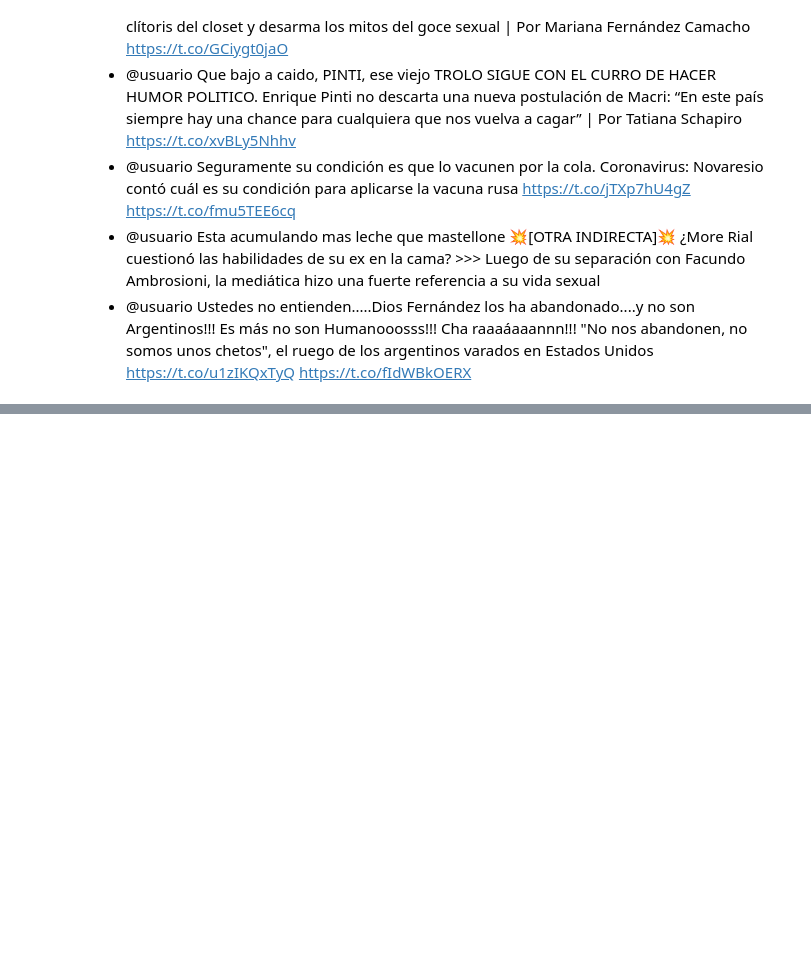
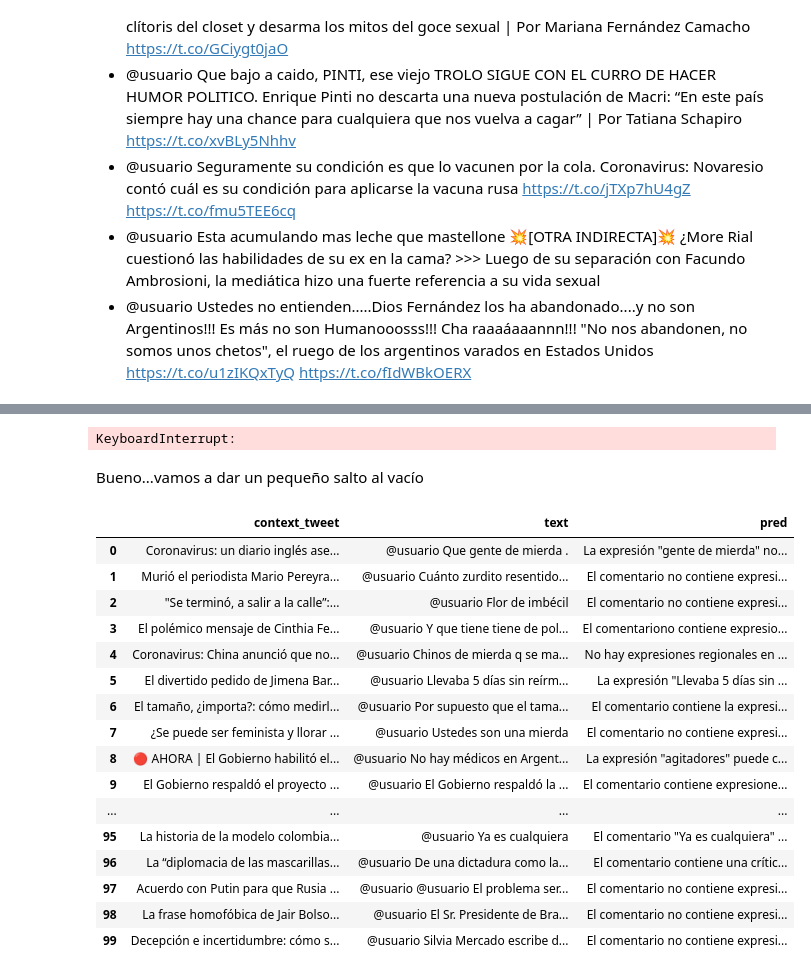
Before and after one commit to finiteautomata/rioplatense_hate_speech, a Jupyter notebook: notebooks/ChatGPT detect-regionalisms.ipynb, the cells around one changed output, grey strips where cells are left out. Cells and saved outputs as stored; diff of their text form; code cells hidden in the pictures; blank space fills up the shorter version.

```diff
--- a/notebooks/ChatGPT detect-regionalisms.ipynb
+++ b/notebooks/ChatGPT detect-regionalisms.ipynb
@@ -70,0 +111,27 @@ response.choices[0].message.content
+# %%
+from tqdm import tqdm
+import time
+from rioplatense_hs.preprocessing import preprocess_tweet
+from pysentimiento.preprocessing import preprocess_tweet as _pysent_preprocess
+
+
+for idx, row in tqdm(sample_df.iterrows(), total=sample_df.shape[0]):
+
+    if idx in outs:
+        continue
+
+    contexto = _pysent_preprocess(
+        row["context_tweet"],
+        preprocess_hashtags=False,
+        demoji=False,
+        preprocess_handles=False,
+    )
+    texto = preprocess_tweet(row["text"])
+    prompt = build_prompt(instruction, examples, {"contexto": contexto, "comentario": texto})
+
+    response = get_completion(prompt)
+    outs[idx] = response.choices[0].message.content
+
+    time.sleep(0.1)
+# %% [output]
+KeyboardInterrupt:
@@ -70,0 +143,41 @@ response.choices[0].message.content
+# %% [markdown]
+Bueno...vamos a dar un pequeño salto al vacío
+# %%
+import json
+
+outs = json.load(open("outputs-regionalisms.json"))
+
+sample_df["pred"].index.map(lambda x: outs.get(x, np.nan))
+
+outs = {int(k): v for k, v in outs.items()}
+# %%
+sample_df["pred"] = sample_df.index.map(outs)
+
+
+# Get only those with "pred" not empty
+
+
+df = sample_df[sample_df["pred"].notna()]
+# %%
+pd.options.display.max_colwidth = 300
+
+pd.options.display.max_rows = 100
+df[["context_tweet", "text", "pred"]]
+# %% [output]
+|  | context_tweet | text | pred |
+| 0 | Coronavirus: un diario inglés ase... | @usuario Que gente de mierda . | La expresión "gente de mierda" no... |
+| 1 | Murió el periodista Mario Pereyra... | @usuario Cuánto zurdito resentido... | El comentario no contiene expresi... |
+| 2 | "Se terminó, a salir a la calle”:... | @usuario Flor de imbécil | El comentario no contiene expresi... |
+| 3 | El polémico mensaje de Cinthia Fe... | @usuario Y que tiene tiene de pol... | El comentariono contiene expresio... |
+| 4 | Coronavirus: China anunció que no... | @usuario Chinos de mierda q se ma... | No hay expresiones regionales en ... |
+| 5 | El divertido pedido de Jimena Bar... | @usuario Llevaba 5 días sin reírm... | La expresión "Llevaba 5 días sin ... |
+| 6 | El tamaño, ¿importa?: cómo medirl... | @usuario Por supuesto que el tama... | El comentario contiene la expresi... |
+| 7 | ¿Se puede ser feminista y llorar ... | @usuario Ustedes son una mierda | El comentario no contiene expresi... |
+| 8 | 🔴 AHORA | El Gobierno habilitó el... | @usuario No hay médicos en Argent... | La expresión "agitadores" puede c... |
+| 9 | El Gobierno respaldó el proyecto ... | @usuario El Gobierno respaldó la ... | El comentario contiene expresione... |
+| ... | ... | ... | ... |
+| 95 | La historia de la modelo colombia... | @usuario Ya es cualquiera | El comentario "Ya es cualquiera" ... |
+| 96 | La “diplomacia de las mascarillas... | @usuario De una dictadura como la... | El comentario contiene una crític... |
+| 97 | Acuerdo con Putin para que Rusia ... | @usuario @usuario El problema ser... | El comentario no contiene expresi... |
+| 98 | La frase homofóbica de Jair Bolso... | @usuario El Sr. Presidente de Bra... | El comentario no contiene expresi... |
+| 99 | Decepción e incertidumbre: cómo s... | @usuario Silvia Mercado escribe d... | El comentario no contiene expresi... |
```
Also changed, not shown: parts of 6 cells of this notebook.
